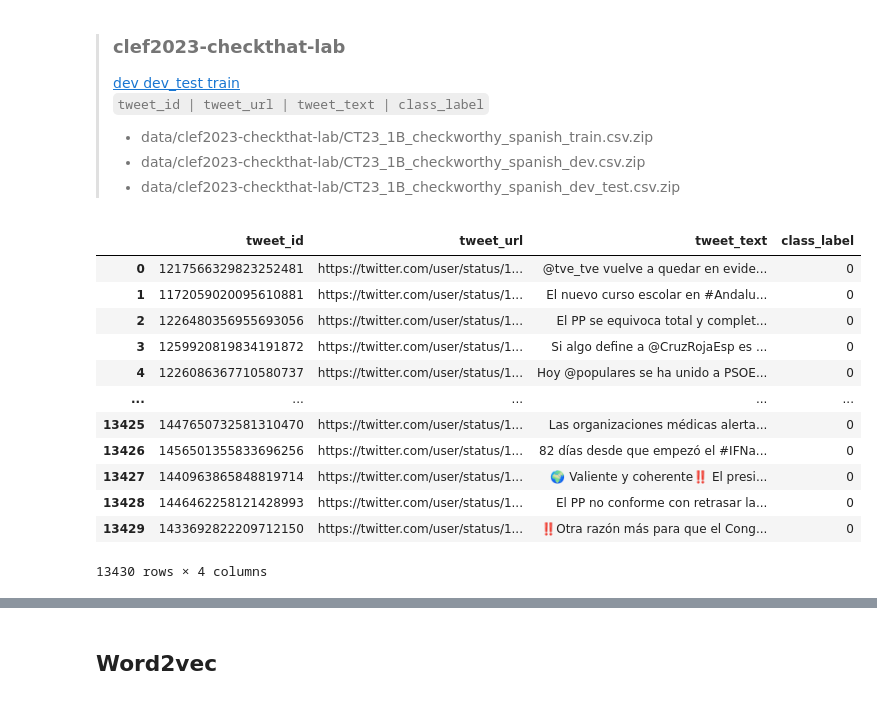
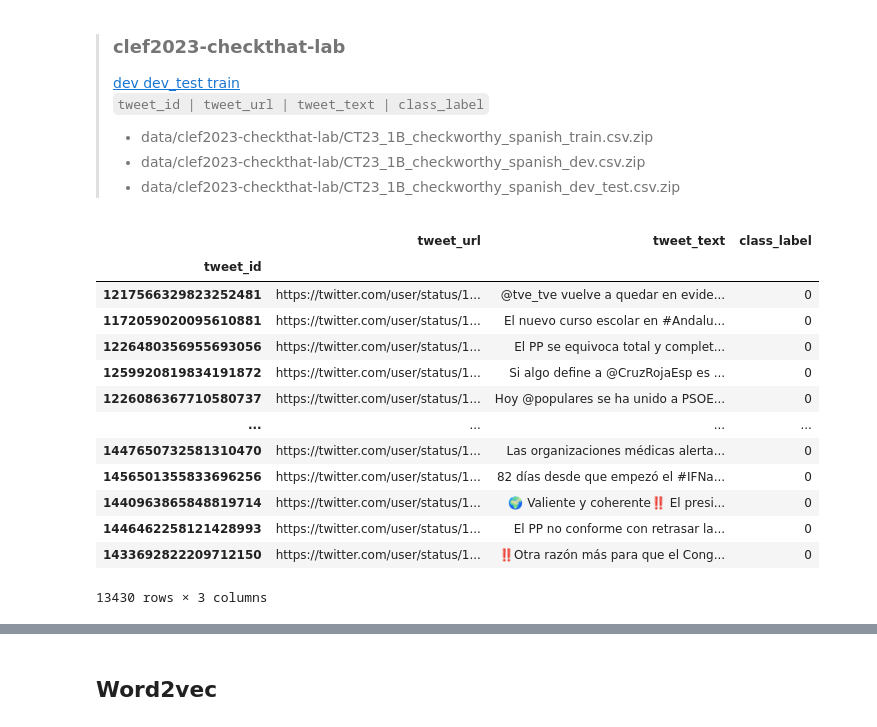
Before and after one commit to galopianciola/check-worthiness-project, a Jupyter notebook: main.ipynb, the cells around one changed output, grey strips where cells are left out. Cells and saved outputs as stored; diff of their text form; code cells hidden in the pictures.

```diff
--- a/main.ipynb
+++ b/main.ipynb
@@ -40,34 +44,37 @@ import numpy as np
 # %%
 # Training dataset
 
 train_df = pd.read_csv('data/clef2021-checkthat/dataset_train.csv.zip')
 train_df = train_df.drop('topic_id', axis=1)
 train_df = train_df[train_df['claim'] == 1].drop('claim', axis=1) # 2495 a 952
 train_df = train_df.rename(columns={'check-worthiness': 'class_label'})
 
 aux_df = pd.read_csv('data/clef2022-checkthat-lab/CT22_spanish_1A_checkworthy_train.csv.zip')
 aux_df = aux_df.drop('topic', axis=1)
 train_df = pd.concat([train_df, aux_df])
 
 aux_df = pd.read_csv('data/clef2023-checkthat-lab/CT23_1B_checkworthy_spanish_train.csv.zip')
 aux_df['class_label'] = aux_df['class_label'].replace('No', 0).replace('Yes', 1)
 train_df = pd.concat([train_df, aux_df], ignore_index=True)  # every dataframe concatenated
 
+train_df = train_df.set_index('tweet_id')
+train_df.index = train_df.index.astype(str)
 train_df
 # %% [output]
-|  | tweet_id | tweet_url | tweet_text | class_label |
-| 0 | 1217566329823252481 | https://twitter.com/user/status/1... | @tve_tve vuelve a quedar en evide... | 0 |
-| 1 | 1172059020095610881 | https://twitter.com/user/status/1... | El nuevo curso escolar en #Andalu... | 0 |
-| 2 | 1226480356955693056 | https://twitter.com/user/status/1... | El PP se equivoca total y complet... | 0 |
-| 3 | 1259920819834191872 | https://twitter.com/user/status/1... | Si algo define a @CruzRojaEsp es ... | 0 |
-| 4 | 1226086367710580737 | https://twitter.com/user/status/1... | Hoy @populares se ha unido a PSOE... | 0 |
-| ... | ... | ... | ... | ... |
-| 13425 | 1447650732581310470 | https://twitter.com/user/status/1... | Las organizaciones médicas alerta... | 0 |
-| 13426 | 1456501355833696256 | https://twitter.com/user/status/1... | 82 días desde que empezó el #IFNa... | 0 |
-| 13427 | 1440963865848819714 | https://twitter.com/user/status/1... | 🌍 Valiente y coherente‼️ El presi... | 0 |
-| 13428 | 1446462258121428993 | https://twitter.com/user/status/1... | El PP no conforme con retrasar la... | 0 |
-| 13429 | 1433692822209712150 | https://twitter.com/user/status/1... | ‼️Otra razón más para que el Cong... | 0 |
+|  | tweet_url | tweet_text | class_label |
+| tweet_id |  |  |  |
+| 1217566329823252481 | https://twitter.com/user/status/1... | @tve_tve vuelve a quedar en evide... | 0 |
+| 1172059020095610881 | https://twitter.com/user/status/1... | El nuevo curso escolar en #Andalu... | 0 |
+| 1226480356955693056 | https://twitter.com/user/status/1... | El PP se equivoca total y complet... | 0 |
+| 1259920819834191872 | https://twitter.com/user/status/1... | Si algo define a @CruzRojaEsp es ... | 0 |
+| 1226086367710580737 | https://twitter.com/user/status/1... | Hoy @populares se ha unido a PSOE... | 0 |
+| ... | ... | ... | ... |
+| 1447650732581310470 | https://twitter.com/user/status/1... | Las organizaciones médicas alerta... | 0 |
+| 1456501355833696256 | https://twitter.com/user/status/1... | 82 días desde que empezó el #IFNa... | 0 |
+| 1440963865848819714 | https://twitter.com/user/status/1... | 🌍 Valiente y coherente‼️ El presi... | 0 |
+| 1446462258121428993 | https://twitter.com/user/status/1... | El PP no conforme con retrasar la... | 0 |
+| 1433692822209712150 | https://twitter.com/user/status/1... | ‼️Otra razón más para que el Cong... | 0 |
-13430 rows × 4 columns
+13430 rows × 3 columns
 # %%
 # Dev dataset
 
```
Also changed, not shown: parts of 187 cells of this notebook, 1 other file.
